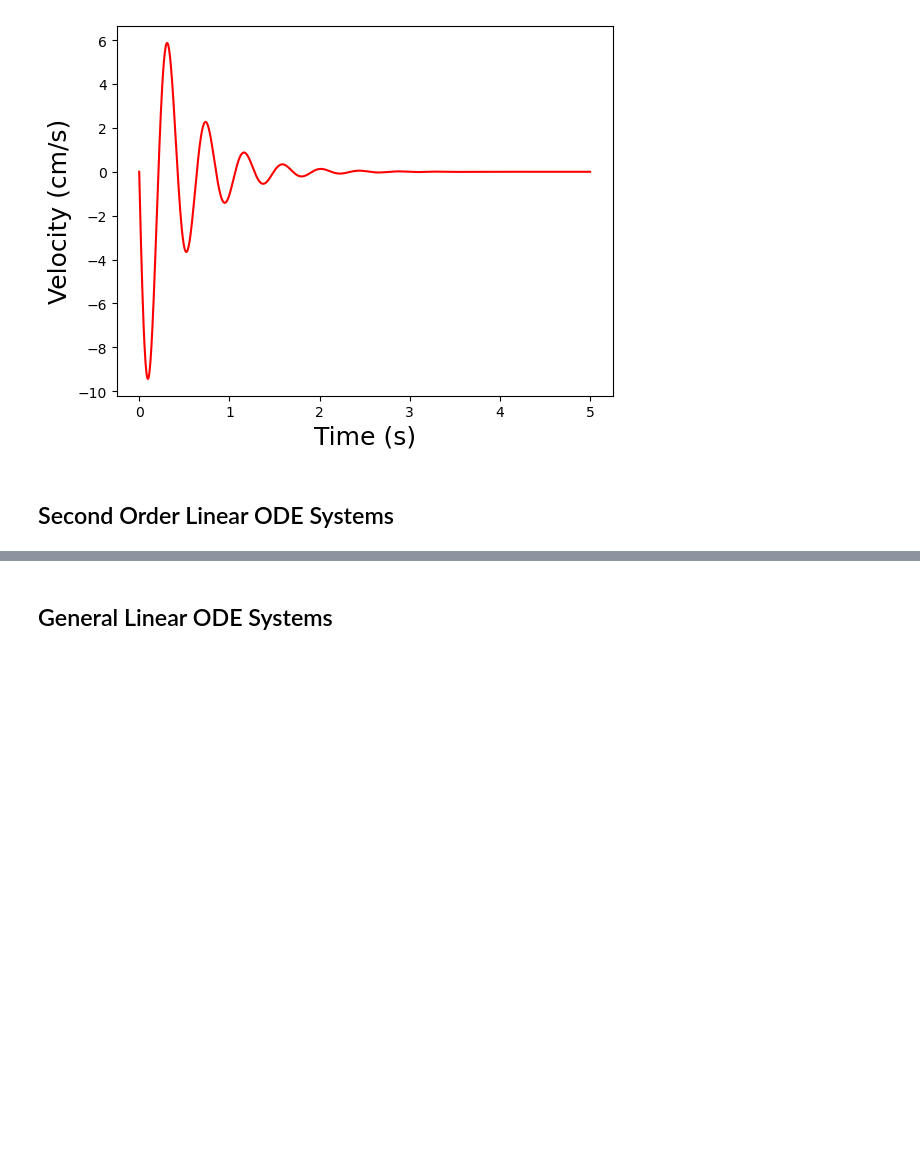
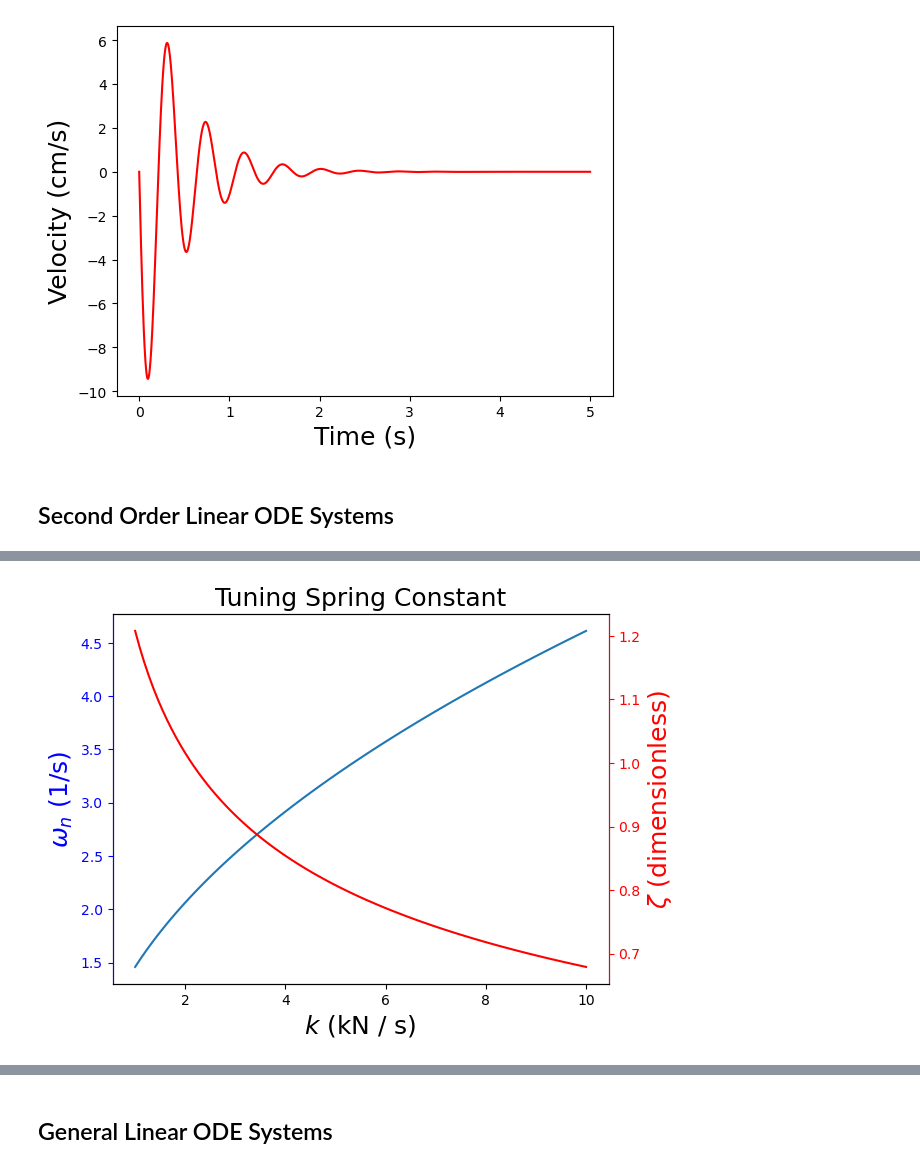
Before and after one commit to jckantor/cbe30338-book, a Jupyter notebook: notebooks/02-spring-mass-damper.ipynb, the cells around one changed output, grey strips where cells are left out. Drawn from its saved outputs; the diff is of its cells as text; code cells hidden in the pictures; blank space fills up the shorter version.

```diff
--- a/notebooks/02-spring-mass-damper.ipynb
+++ b/notebooks/02-spring-mass-damper.ipynb
@@ -132,0 +354,23 @@ simulate_driver_getting_in(driver_mass=4*80)
+# %%
+k_adjust = np.linspace(1E3,1E4,101)
+
+omega, zeta = car_revisited(k=k_adjust,verbose=False)
+
+fig, ax1 = plt.subplots()
+
+ax1.plot(k_adjust/1E3,omega)
+ax1.set_ylabel('$\omega_n$ (1/s)', color='blue',fontsize=18)
+ax1.set_xlabel('$k$ (kN / s)',fontsize=18)
+ax1.tick_params(axis='y', color='blue', labelcolor='blue')
+
+ax1.set_title('Tuning Spring Constant',fontsize=18)
+
+ax2 = ax1.twinx()
+ax2.plot(k_adjust/1E3,zeta,'red')
+ax2.set_ylabel('$\zeta$ (dimensionless)', color='red',fontsize=18)
+ax2.tick_params(axis='y', color='red', labelcolor='red')
+ax2.spines['right'].set_color('red')
+ax2.spines['left'].set_color('blue')
+plt.show()
+# %% [output]
+[figure, added]
```
Also changed, not shown: parts of 25 cells of this notebook.
